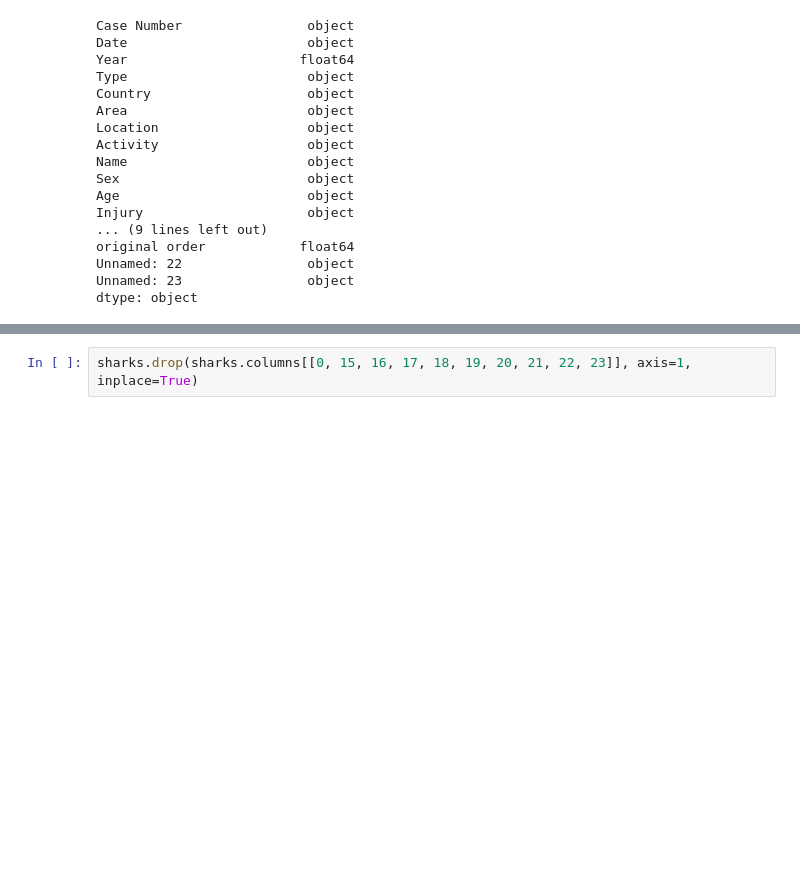
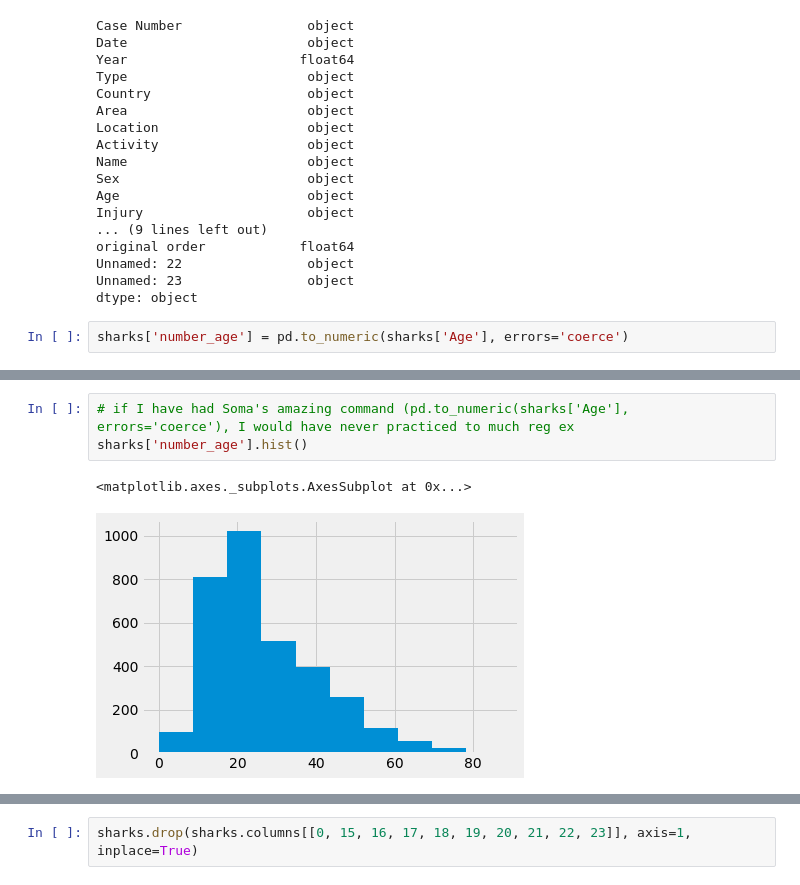
Before and after one commit to Dgorgs/studio-projects, a Jupyter notebook: code/project_shark/Projekt1_sharks.ipynb, the cells around one changed output, grey strips where cells are left out. Saved outputs shown, nothing was run; the diff lists cells and outputs as text; blank space fills up the shorter version.

```diff
--- a/code/project_shark/Projekt1_sharks.ipynb
+++ b/code/project_shark/Projekt1_sharks.ipynb
@@ -57,3 +57,5 @@ original order            float64
 Unnamed: 22                object
 Unnamed: 23                object
 dtype: object
+# %%
+sharks['number_age'] = pd.to_numeric(sharks['Age'], errors='coerce')
@@ -59,0 +77,6 @@ dtype: object
+# %%
+# if I have had Soma's amazing command (pd.to_numeric(sharks['Age'], errors='coerce'), I would have never practiced to much reg ex
+sharks['number_age'].hist()
+# %% [output]
+<matplotlib.axes._subplots.AxesSubplot at 0x...>
+[figure, added]
```
Also changed, not shown: parts of 4 cells of this notebook.
